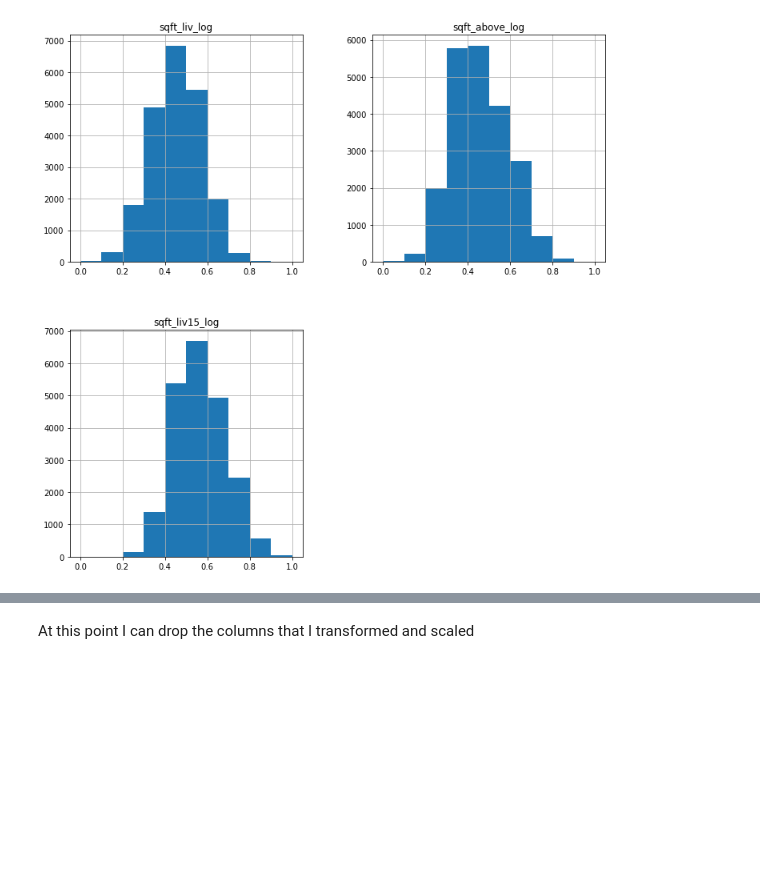
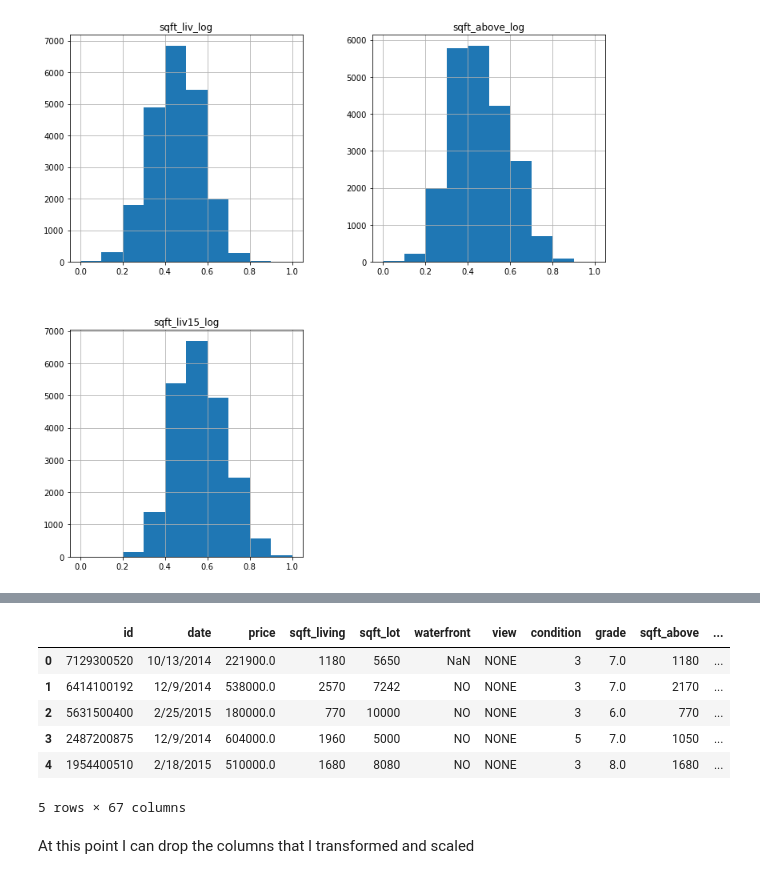
Before and after one commit to MNLKuzmin/dsc-phase-2-project-v2-3, a Jupyter notebook: student.ipynb, the cells around one changed output, grey strips where cells are left out. Drawn from its saved outputs; the diff is of its cells as text; code cells hidden in the pictures; blank space fills up the shorter version.

```diff
--- a/student.ipynb
+++ b/student.ipynb
@@ -752,4 +739,4 @@ data_cont_mmscaled.hist(figsize = [12, 12]);
 # %% [output]
 [figure]
 # %%
-norm_df=pd.concat([ohe_df,data_cont_mmscaled], axis=1)
+mmscaled_df=pd.concat([ohe_df,data_cont_mmscaled], axis=1)
@@ -772,3 +743,13 @@ norm_df
+# %%
+mmscaled_df.head()
+# %% [output]
+|  | id | date | price | sqft_living | sqft_lot | waterfront | view | condition | grade | sqft_above | ... |
+| 0 | 7129300520 | 10/13/2014 | 221900.0 | 1180 | 5650 | NaN | NONE | 3 | 7.0 | 1180 | ... |
+| 1 | 6414100192 | 12/9/2014 | 538000.0 | 2570 | 7242 | NO | NONE | 3 | 7.0 | 2170 | ... |
+| 2 | 5631500400 | 2/25/2015 | 180000.0 | 770 | 10000 | NO | NONE | 3 | 6.0 | 770 | ... |
+| 3 | 2487200875 | 12/9/2014 | 604000.0 | 1960 | 5000 | NO | NONE | 5 | 7.0 | 1050 | ... |
+| 4 | 1954400510 | 2/18/2015 | 510000.0 | 1680 | 8080 | NO | NONE | 3 | 8.0 | 1680 | ... |
+5 rows × 67 columns
 # %% [markdown]
 At this point I can drop the columns that I transformed and scaled
 # %%
```
Also changed, not shown: parts of 37 cells of this notebook.
